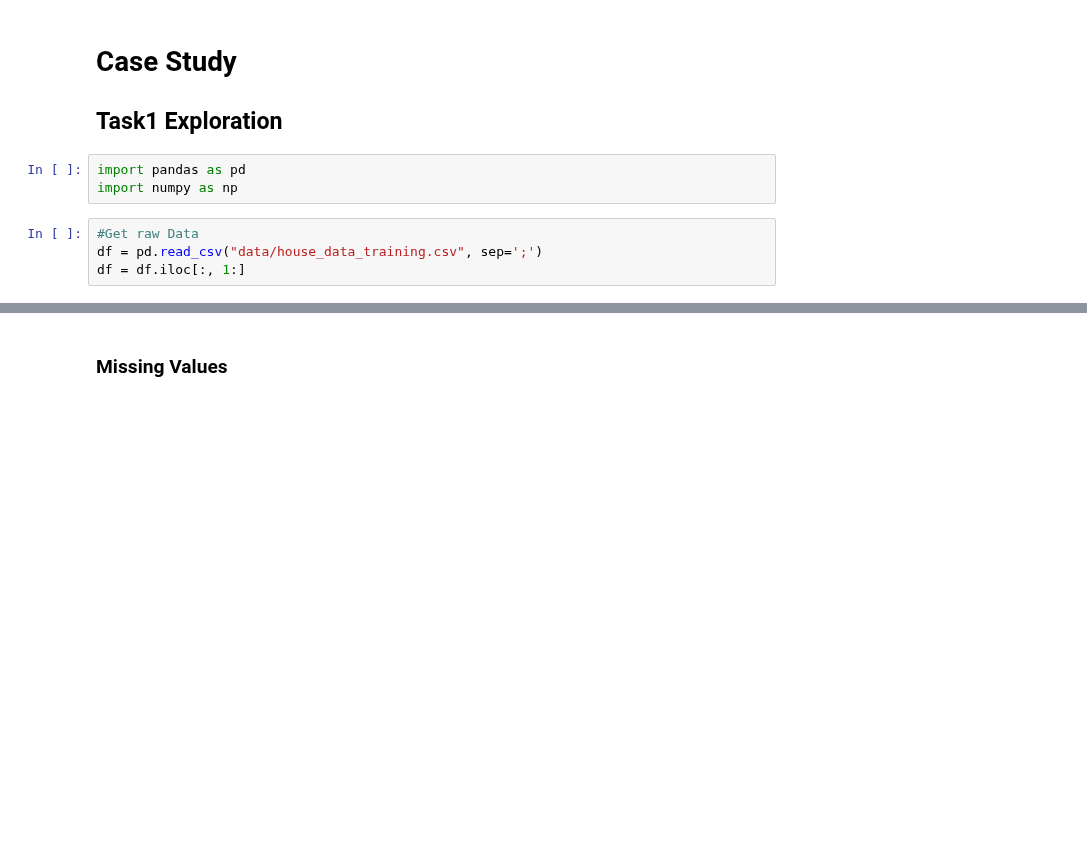
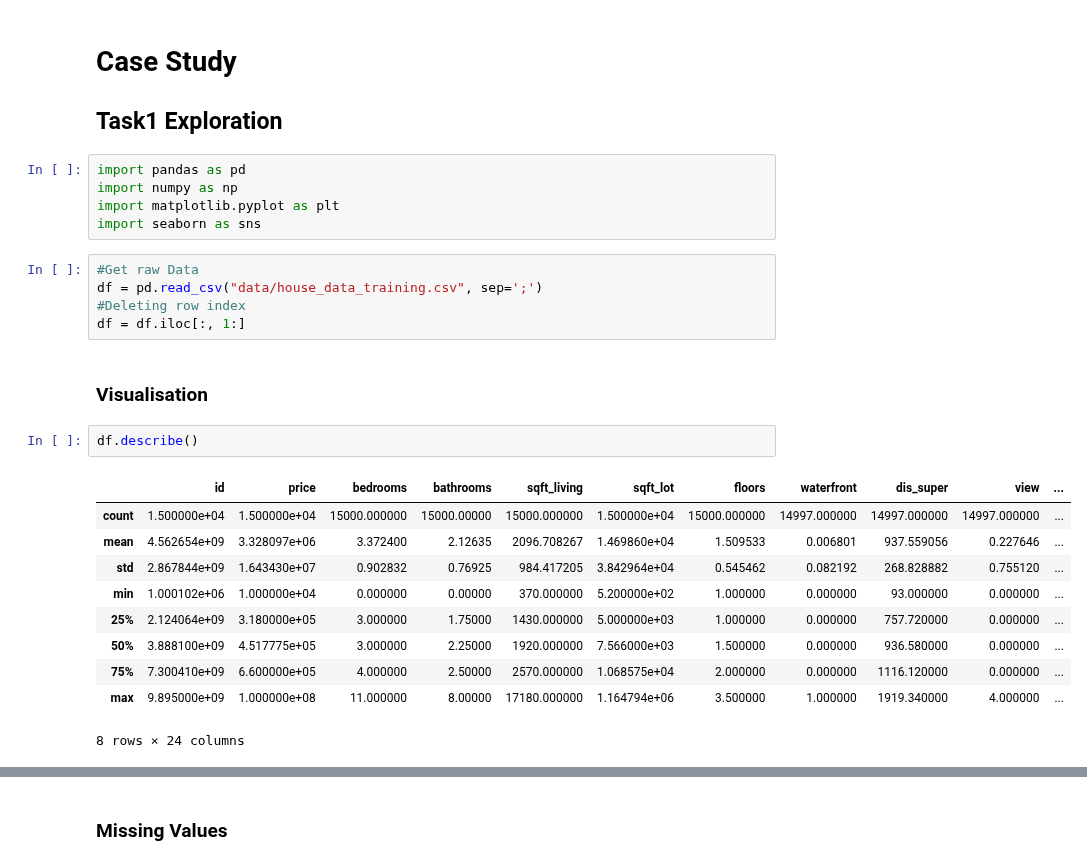
Before and after one commit to robring/advancedDatascience_CaseStudy, a Jupyter notebook: 01_Exploration.ipynb, the cells around one changed output, grey strips where cells are left out. Drawn from its saved outputs; the diff is of its cells as text; blank space fills up the shorter version.

```diff
--- a/01_Exploration.ipynb
+++ b/01_Exploration.ipynb
@@ -5,7 +5,25 @@
 # %%
 import pandas as pd
 import numpy as np
+import matplotlib.pyplot as plt
+import seaborn as sns
 # %%
 #Get raw Data
 df = pd.read_csv("data/house_data_training.csv", sep=';')
+#Deleting row index
 df = df.iloc[:, 1:]
+# %% [markdown]
+### Visualisation
+# %%
+df.describe()
+# %% [output]
+|  | id | price | bedrooms | bathrooms | sqft_living | sqft_lot | floors | waterfront | dis_super | view | ... |
+| count | 1.500000e+04 | 1.500000e+04 | 15000.000000 | 15000.00000 | 15000.000000 | 1.500000e+04 | 15000.000000 | 14997.000000 | 14997.000000 | 14997.000000 | ... |
+| mean | 4.562654e+09 | 3.328097e+06 | 3.372400 | 2.12635 | 2096.708267 | 1.469860e+04 | 1.509533 | 0.006801 | 937.559056 | 0.227646 | ... |
+| std | 2.867844e+09 | 1.643430e+07 | 0.902832 | 0.76925 | 984.417205 | 3.842964e+04 | 0.545462 | 0.082192 | 268.828882 | 0.755120 | ... |
+| min | 1.000102e+06 | 1.000000e+04 | 0.000000 | 0.00000 | 370.000000 | 5.200000e+02 | 1.000000 | 0.000000 | 93.000000 | 0.000000 | ... |
+| 25% | 2.124064e+09 | 3.180000e+05 | 3.000000 | 1.75000 | 1430.000000 | 5.000000e+03 | 1.000000 | 0.000000 | 757.720000 | 0.000000 | ... |
+| 50% | 3.888100e+09 | 4.517775e+05 | 3.000000 | 2.25000 | 1920.000000 | 7.566000e+03 | 1.500000 | 0.000000 | 936.580000 | 0.000000 | ... |
+| 75% | 7.300410e+09 | 6.600000e+05 | 4.000000 | 2.50000 | 2570.000000 | 1.068575e+04 | 2.000000 | 0.000000 | 1116.120000 | 0.000000 | ... |
+| max | 9.895000e+09 | 1.000000e+08 | 11.000000 | 8.00000 | 17180.000000 | 1.164794e+06 | 3.500000 | 1.000000 | 1919.340000 | 4.000000 | ... |
+8 rows × 24 columns
```
Also changed, not shown: parts of 5 cells of this notebook.
